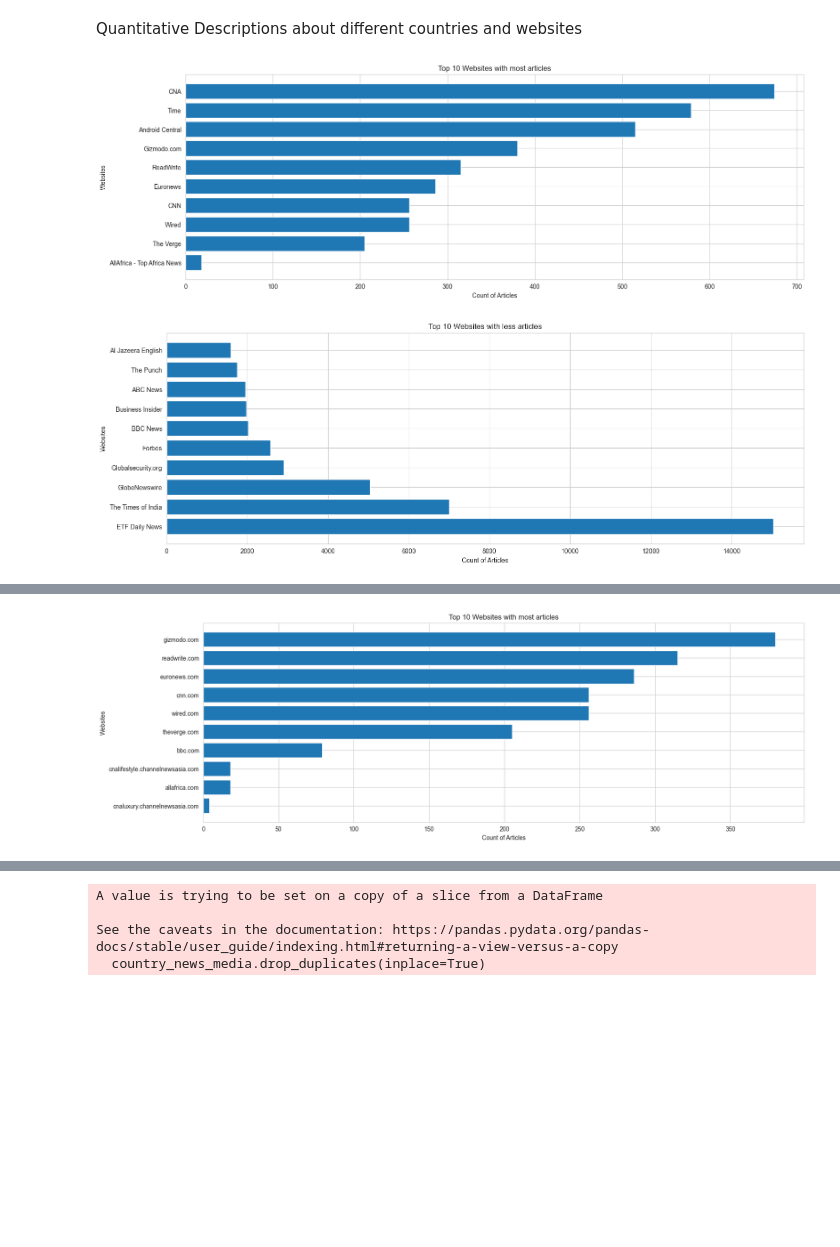
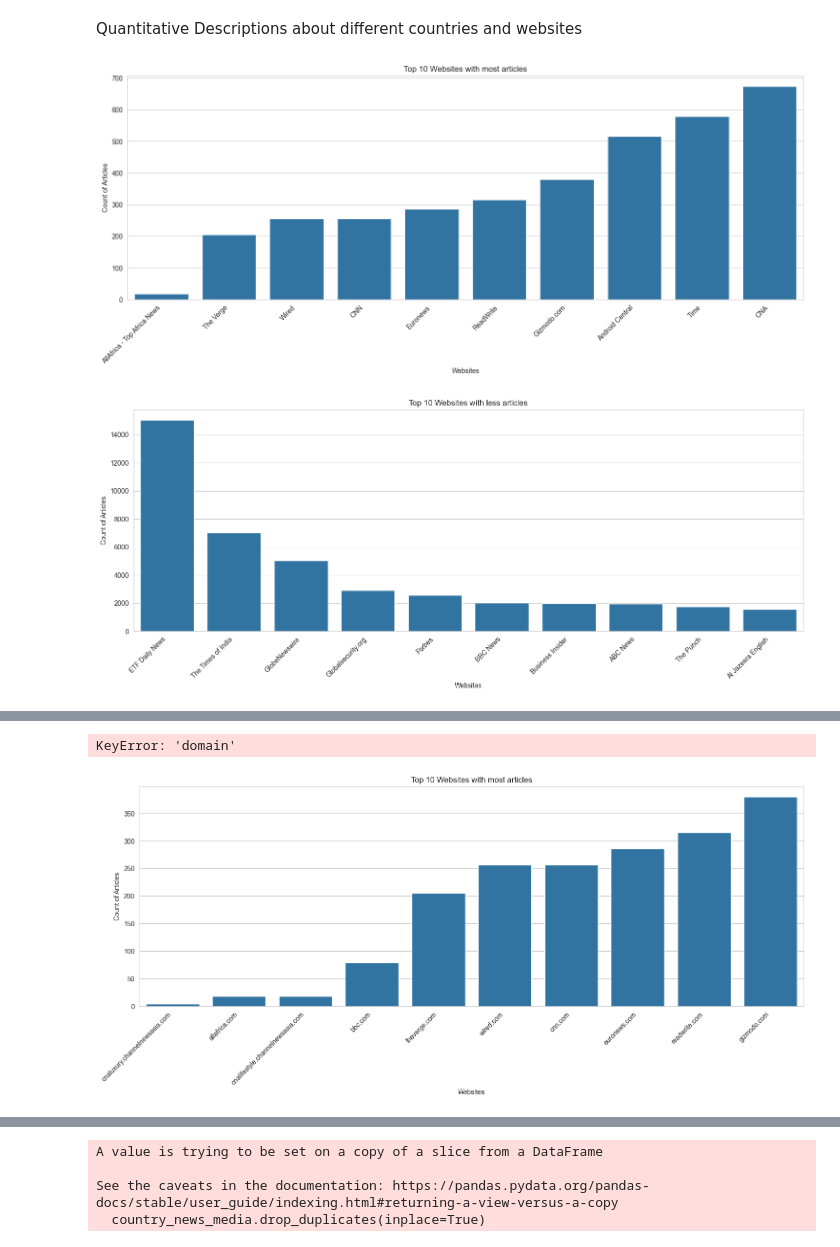
Before and after one commit to AlazarG19/global_news_correlation_10ac_week0, a Jupyter notebook: notebooks/EDA/parse_news_data.ipynb, the cells around one changed output, grey strips where cells are left out. Saved outputs shown, nothing was run; the diff lists cells and outputs as text; code cells hidden in the pictures; blank space fills up the shorter version.

```diff
--- a/notebooks/EDA/parse_news_data.ipynb
+++ b/notebooks/EDA/parse_news_data.ipynb
@@ -338,15 +340,15 @@ We've done the necessary cleaining so we will now proceed with considering with
 # %% [markdown]
 Quantitative Descriptions about different countries and websites
 # %%
-# Websites thtat have the largest count of news articles
-utils.barchart_with_grouping(df=rating,x_axis="source_name",y_axis="article_id", title = "Top 10 Websites with most articles",  x_label = "Websites", y_label= "Count of Articles",ascending=True,orientation="horizontal" )
+# Websites thtat have the least count of news articles
+utils.barchart_with_grouping(df=rating,x_axis="source_name",y_axis="article_id", title = "Top 10 Websites with most articles",  x_label = "Websites", y_label= "Count of Articles",ascending=True,orientation="vertical" )
 # %% [output]
-[figure, old version]
+[figure, new version]
 # %%
-# Websites thtat have the least count of news articles
-utils.barchart_with_grouping(df=rating,x_axis="source_name",y_axis="article_id", title = "Top 10 Websites with less articles",  x_label = "Websites", y_label= "Count of Articles",ascending=False ,orientation="horizontal")
+# Websites thtat have the most count of news articles
+utils.barchart_with_grouping(df=rating,x_axis="source_name",y_axis="article_id", title = "Top 10 Websites with less articles",  x_label = "Websites", y_label= "Count of Articles",ascending=False ,orientation="vertical")
 # %% [output]
-[figure, old version]
+[figure, new version]
 # %%
 # Websites that have the highest global rank
 
@@ -378,3 +380,8 @@ Top Ten Domain Names by GlobalRank:
      999998          pinkwater.com
      999999         soderhomes.com
     1000000 toyotamusicfactory.com
+# %%
+
+rating_and_traffic_df = pd.merge(rating,traffic,on="domain",how="inner")
+# %% [output]
+KeyError: 'domain'
@@ -381,6 +390,5 @@ Top Ten Domain Names by GlobalRank:
 # %%
 # Websites that have the largest number of visitors
-
-utils.barchart_with_grouping(df=rating,x_axis="domain",y_axis="article_id", title = "Top 10 Websites with most articles",  x_label = "Websites", y_label= "Count of Articles" ,ascending=True,orientation="horizontal")
+utils.barchart_with_grouping(df=rating,x_axis="domain",y_axis="article_id", title = "Top 10 Websites with most articles",  x_label = "Websites", y_label= "Count of Articles" ,ascending=True,orientation="vertical")
 # %% [output]
-[figure, old version]
+[figure, new version]
```
Also changed, not shown: parts of 5 cells of this notebook, 3 other files.
